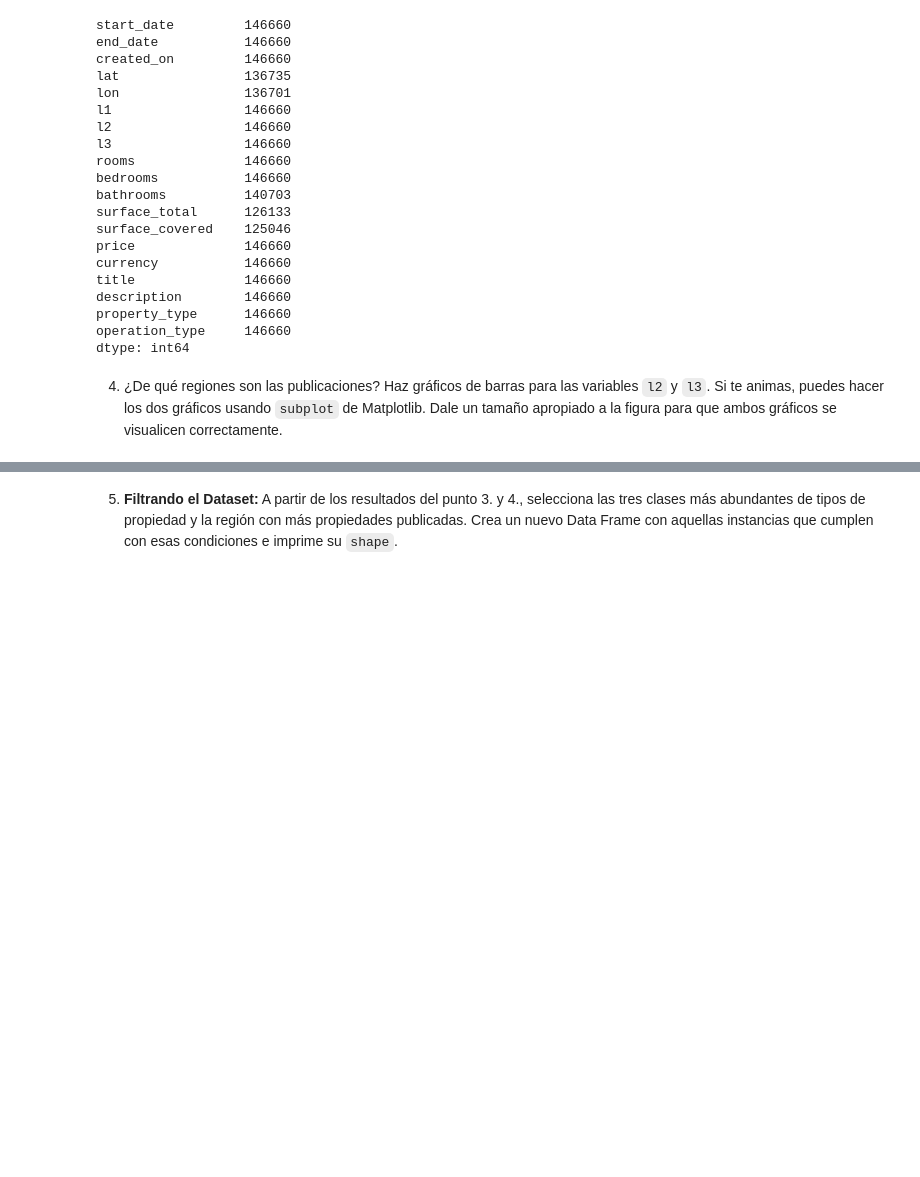
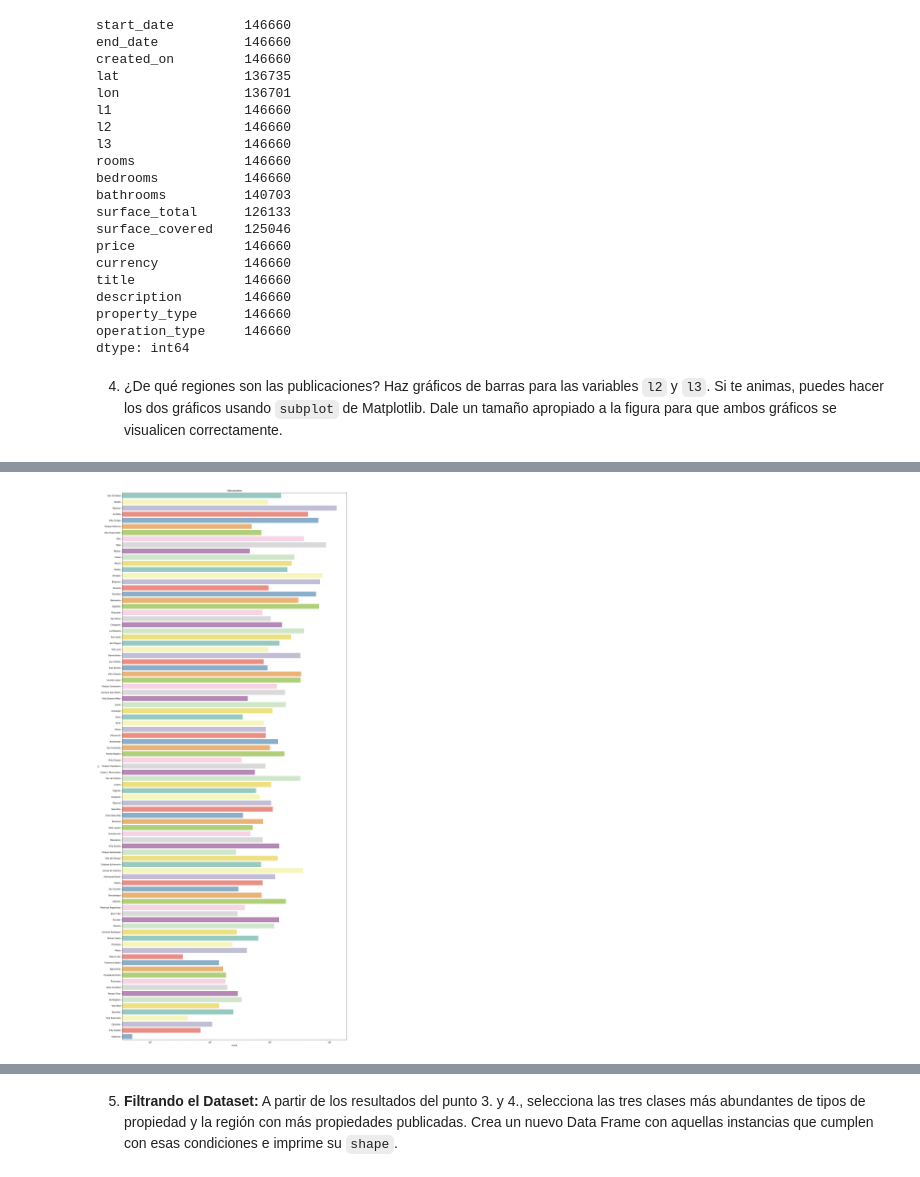
Before and after one commit to franpossetto/Acamica-DataScience-Sprint01, a Jupyter notebook: DS_Proyecto_01.ipynb, the cells around one changed output, grey strips where cells are left out. Saved outputs shown, nothing was run; the diff lists cells and outputs as text; code cells hidden in the pictures; blank space fills up the shorter version.

```diff
--- a/DS_Proyecto_01.ipynb
+++ b/DS_Proyecto_01.ipynb
@@ -140 +149,10 @@ dtype: int64
+# %%
+# 4.1 Localizacion
+fig, ax = plt.subplots(figsize=(20, 50))
+
+a = sns.countplot(data= dataset, y="l3", palette="Set3")
+a.set_title('Ubicaciones')
+a.set_xscale("log")
+# %% [output]
+[figure, added]
 # %%
```
Also changed, not shown: parts of 7 cells of this notebook.
